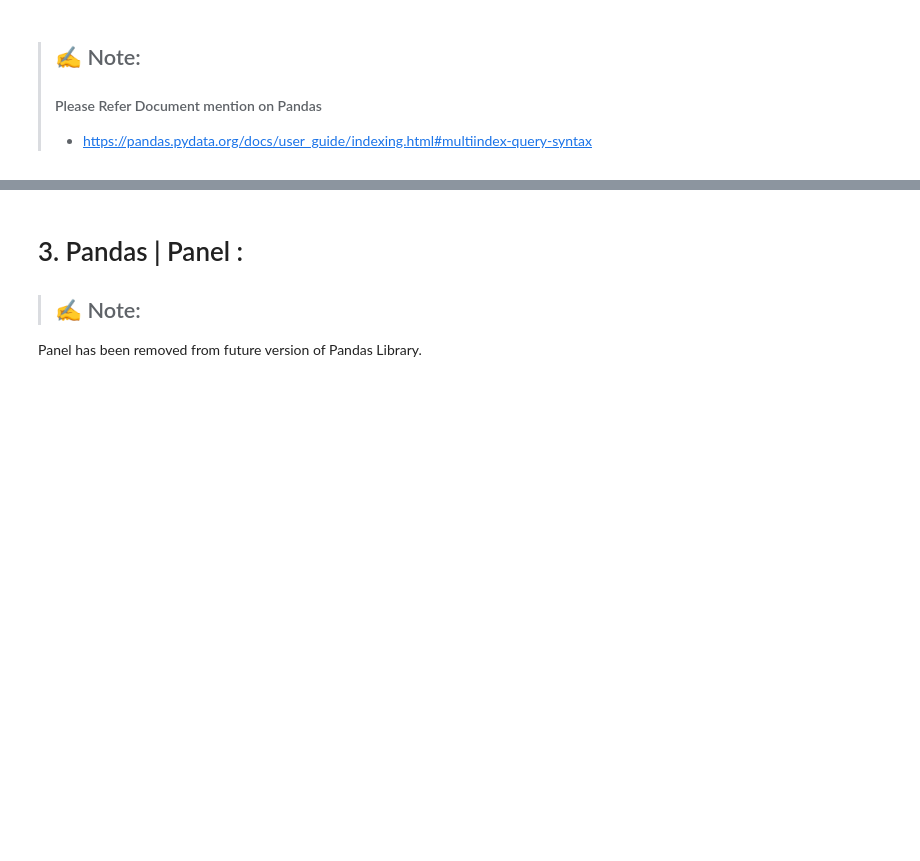
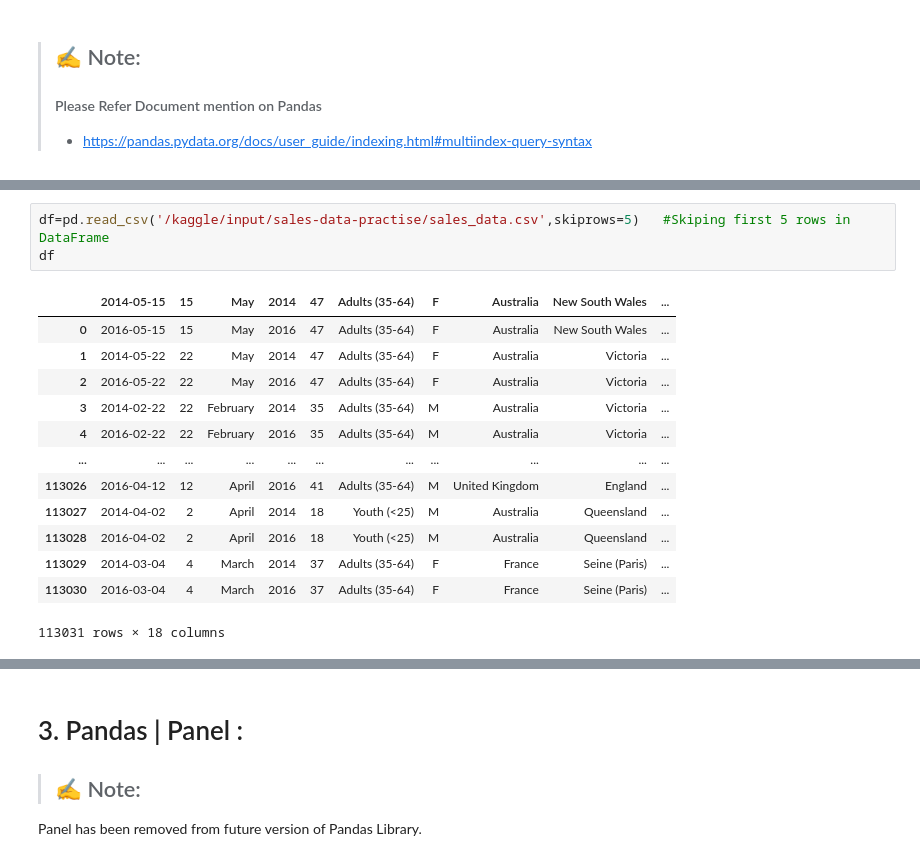
Before and after one commit to Raghushaf/Data_Study_Kaggle, a Jupyter notebook: pandas-learn-practise.ipynb, the cells around one changed output, grey strips where cells are left out. Saved outputs shown, nothing was run; the diff lists cells and outputs as text; blank space fills up the shorter version.

Commit message:
Kaggle Notebook | Pandas_Learn&Practise | Version 11

```diff
--- a/pandas-learn-practise.ipynb
+++ b/pandas-learn-practise.ipynb
@@ -4577,0 +4596,17 @@ df.query('index > 2')
+# %%
+df=pd.read_csv('/kaggle/input/sales-data-practise/sales_data.csv',skiprows=5)   #Skiping first 5 rows in DataFrame
+df
+# %% [output]
+|  | 2014-05-15 | 15 | May | 2014 | 47 | Adults (35-64) | F | Australia | New South Wales | ... |
+| 0 | 2016-05-15 | 15 | May | 2016 | 47 | Adults (35-64) | F | Australia | New South Wales | ... |
+| 1 | 2014-05-22 | 22 | May | 2014 | 47 | Adults (35-64) | F | Australia | Victoria | ... |
+| 2 | 2016-05-22 | 22 | May | 2016 | 47 | Adults (35-64) | F | Australia | Victoria | ... |
+| 3 | 2014-02-22 | 22 | February | 2014 | 35 | Adults (35-64) | M | Australia | Victoria | ... |
+| 4 | 2016-02-22 | 22 | February | 2016 | 35 | Adults (35-64) | M | Australia | Victoria | ... |
+| ... | ... | ... | ... | ... | ... | ... | ... | ... | ... | ... |
+| 113026 | 2016-04-12 | 12 | April | 2016 | 41 | Adults (35-64) | M | United Kingdom | England | ... |
+| 113027 | 2014-04-02 | 2 | April | 2014 | 18 | Youth (<25) | M | Australia | Queensland | ... |
+| 113028 | 2016-04-02 | 2 | April | 2016 | 18 | Youth (<25) | M | Australia | Queensland | ... |
+| 113029 | 2014-03-04 | 4 | March | 2014 | 37 | Adults (35-64) | F | France | Seine (Paris) | ... |
+| 113030 | 2016-03-04 | 4 | March | 2016 | 37 | Adults (35-64) | F | France | Seine (Paris) | ... |
+113031 rows × 18 columns
```
Also changed, not shown: parts of 83 cells of this notebook.
